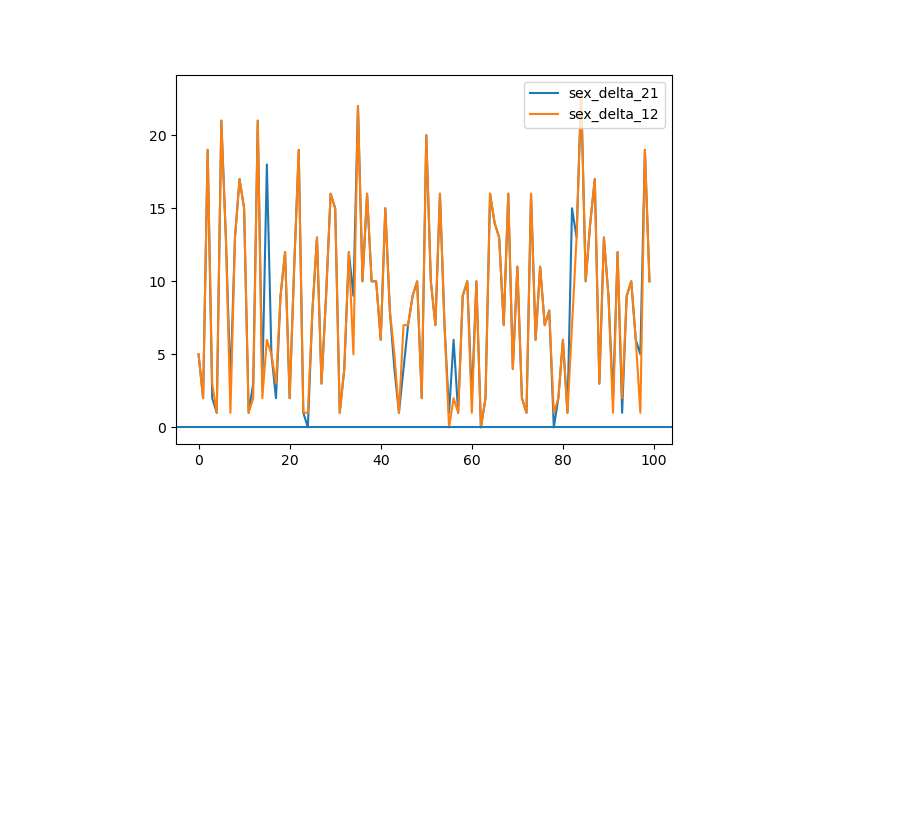
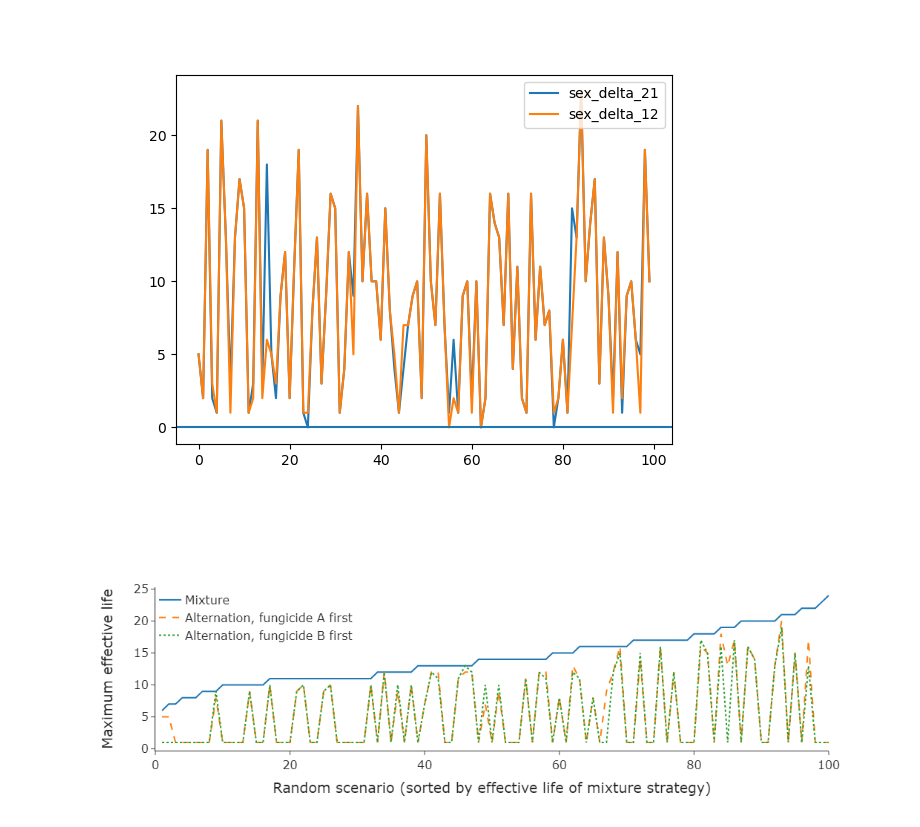
Before and after one commit to nt409/HRHR, a Jupyter notebook: notebooks/005_alternation_scan.ipynb, the cells around one changed output. Drawn from its saved outputs; the diff is of its cells as text; code cells hidden in the pictures; blank space fills up the shorter version.

```diff
--- a/notebooks/005_alternation_scan.ipynb
+++ b/notebooks/005_alternation_scan.ipynb
@@ -109,0 +127,34 @@ ax.axhline(0)
+# %%
+sorted_df.index = sorted_df.index + 1
+# %%
+trc = [
+    go.Scatter(x=sorted_df.index,
+               y=sorted_df['Mixture'],
+               name='Mixture',
+              ),
+    go.Scatter(x=sorted_df.index,
+               y=sorted_df['Alternation, fungicide A first'],
+               name='Alternation, fungicide A first',
+               line=dict(dash='dash'),
+              ),
+    go.Scatter(x=sorted_df.index,
+               y=sorted_df['Alternation, fungicide B first'],
+               name='Alternation, fungicide B first',
+               line=dict(dash='dot'),
+              ),
+]
+
+fig = go.Figure(data=trc)
+
+fig.update_layout(standard_layout(True, FULL_PAGE_WIDTH, 400))
+
+fig.update_layout(legend=dict(x=0, y=1))
+
+fig.update_xaxes(title="Random scenario (sorted by effective life of mixture strategy)",range=[0, 100], showgrid=False, zeroline=False)
+fig.update_yaxes(title="Maximum effective life", showgrid=False, zeroline=False)
+
+fig.write_image('../outputs/figures/paper_figs/alt_scan.png')
+
+fig.show()
+# %% [output]
+[figure, added]
```
Also changed, not shown: parts of 5 cells of this notebook, 9 other files.
